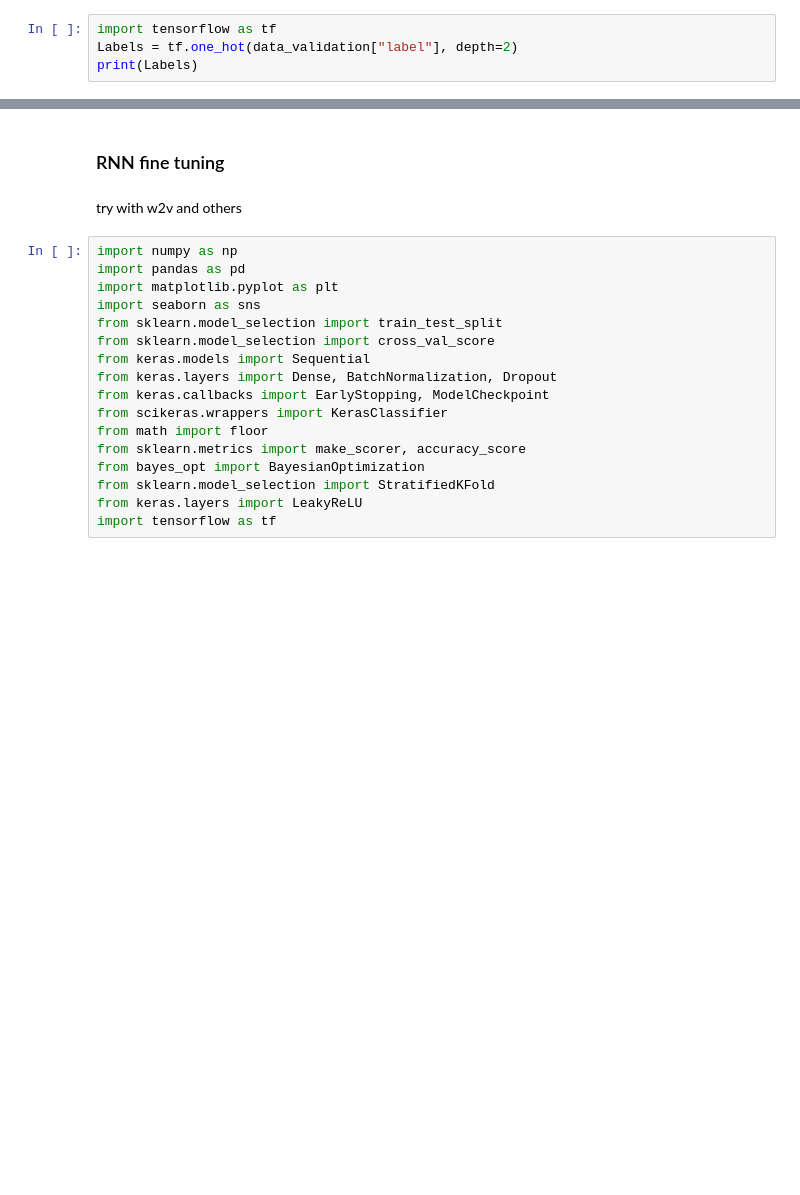
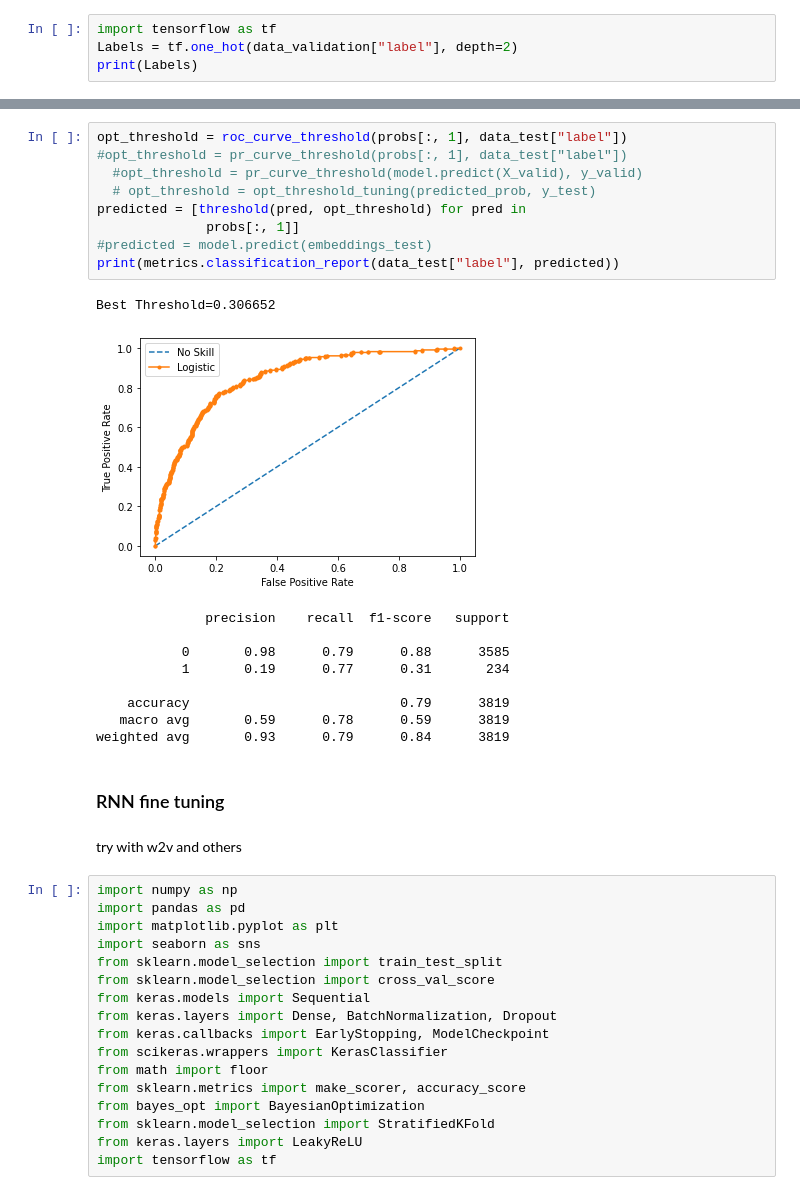
Before and after one commit to valeria-izvoreanu/Licenta, a Jupyter notebook: licenta.ipynb, the cells around one changed output, grey strips where cells are left out. Saved outputs shown, nothing was run; the diff lists cells and outputs as text; blank space fills up the shorter version.

```diff
--- a/licenta.ipynb
+++ b/licenta.ipynb
@@ -934,3 +1151,23 @@ print(Labels)
+# %%
+opt_threshold = roc_curve_threshold(probs[:, 1], data_test["label"])
+#opt_threshold = pr_curve_threshold(probs[:, 1], data_test["label"])
+  #opt_threshold = pr_curve_threshold(model.predict(X_valid), y_valid)
+  # opt_threshold = opt_threshold_tuning(predicted_prob, y_test)
+predicted = [threshold(pred, opt_threshold) for pred in
+              probs[:, 1]]
+#predicted = model.predict(embeddings_test)
+print(metrics.classification_report(data_test["label"], predicted))
+# %% [output]
+Best Threshold=0.306652
+[figure, added]
+              precision    recall  f1-score   support
+
+           0       0.98      0.79      0.88      3585
+           1       0.19      0.77      0.31       234
+
+    accuracy                           0.79      3819
+   macro avg       0.59      0.78      0.59      3819
+weighted avg       0.93      0.79      0.84      3819
 # %% [markdown]
 ### RNN fine tuning
 # %% [markdown]
```
Also changed, not shown: parts of 62 cells of this notebook.
